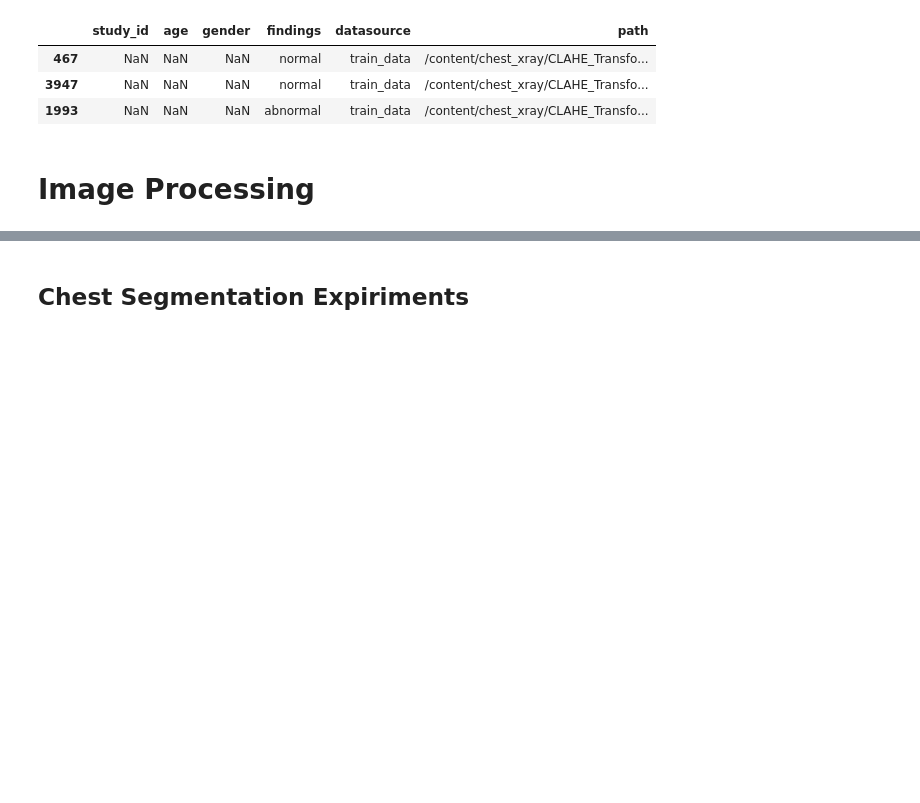
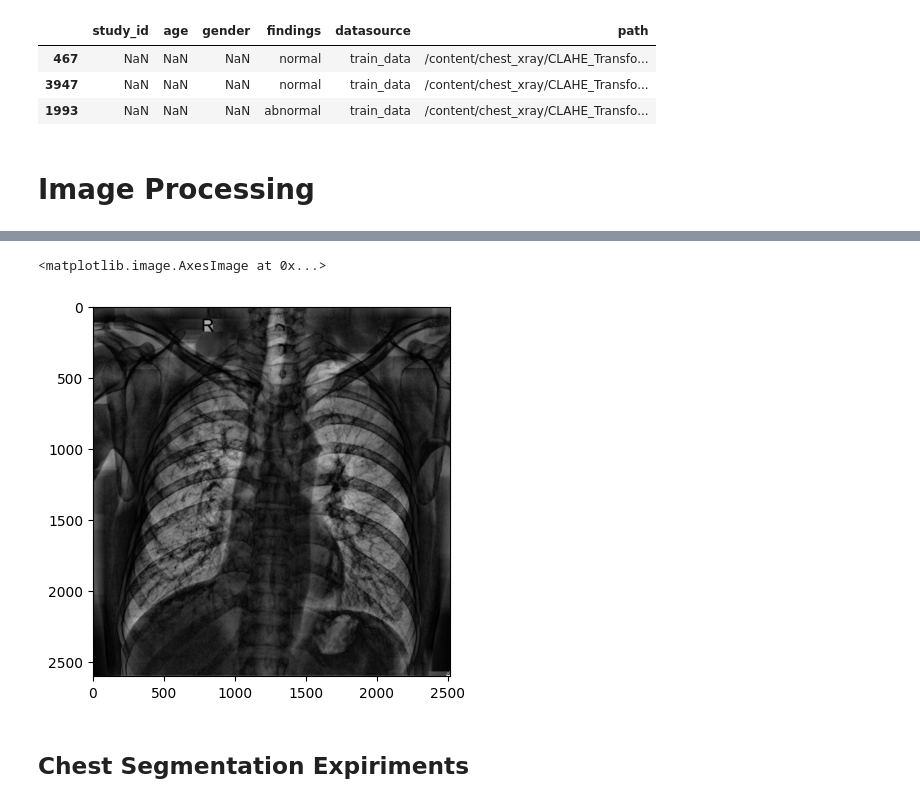
Before and after one commit to anuraagbhavaraju/computer-vision-chest-xray, a Jupyter notebook: CXR_Classification_Comparitive_Study.ipynb, the cells around one changed output, grey strips where cells are left out. Saved outputs shown, nothing was run; the diff lists cells and outputs as text; code cells hidden in the pictures; blank space fills up the shorter version.

```diff
--- a/CXR_Classification_Comparitive_Study.ipynb
+++ b/CXR_Classification_Comparitive_Study.ipynb
@@ -274,16 +286,16 @@ for main_folder in ['/content/chest_xray/chest_xray/']:
         except:
           print("couldn't convert ",img)
 # %%
-# import cv2
-# directory='/content/chest_xray/CLAHE_Transformed/'
-# new_directory='/content/chest_xray/BLACKHAT_Transformed/'
-# for img in os.listdir(directory):
-#   filename =directory+img # path to the image file
-#   img_clahe = cv2.imread(filename, cv2.IMREAD_GRAYSCALE)
-#   ker = 169
-#   kernel = np.ones((ker,ker),np.uint8)
-#   blackhat = cv2.morphologyEx(img_clahe, cv2.MORPH_BLACKHAT, kernel)
-#   try:
-#     cv2.imwrite(new_directory+img,blackhat)
-#   except:
-#     print("couldn't convert ",img)
+import cv2
+directory='/content/chest_xray/CLAHE_Transformed/'
+new_directory='/content/chest_xray/BLACKHAT_Transformed/'
+for img in os.listdir(directory):
+  filename =directory+img # path to the image file
+  img_clahe = cv2.imread(filename, cv2.IMREAD_GRAYSCALE)
+  ker = 169
+  kernel = np.ones((ker,ker),np.uint8)
+  blackhat = cv2.morphologyEx(img_clahe, cv2.MORPH_BLACKHAT, kernel)
+  try:
+    cv2.imwrite(new_directory+img,blackhat)
+  except:
+    print("couldn't convert ",img)
@@ -290,3 +304,8 @@ for main_folder in ['/content/chest_xray/chest_xray/']:
+# %%
+plt.imshow(blackhat,cmap='gray')
+# %% [output]
+<matplotlib.image.AxesImage at 0x...>
+[figure, added]
 # %% [markdown]
 ## Chest Segmentation Expiriments
 # %%
```
Also changed, not shown: parts of 8 cells of this notebook.
